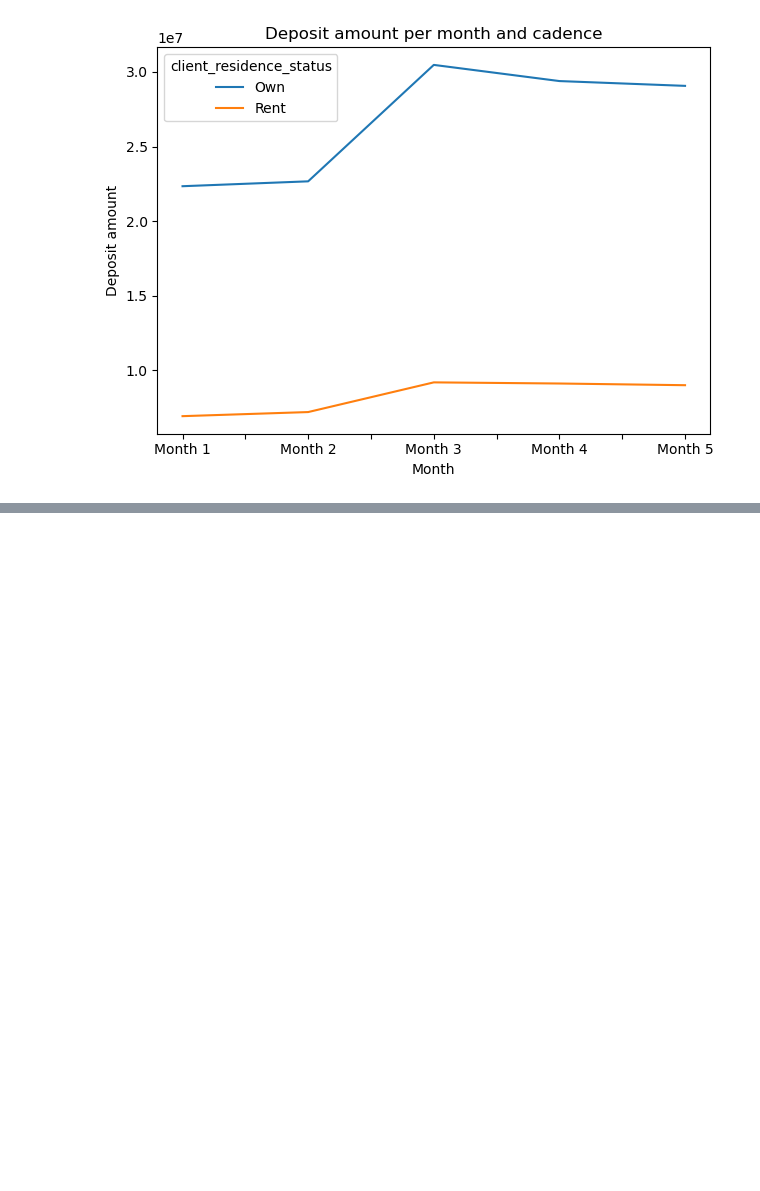
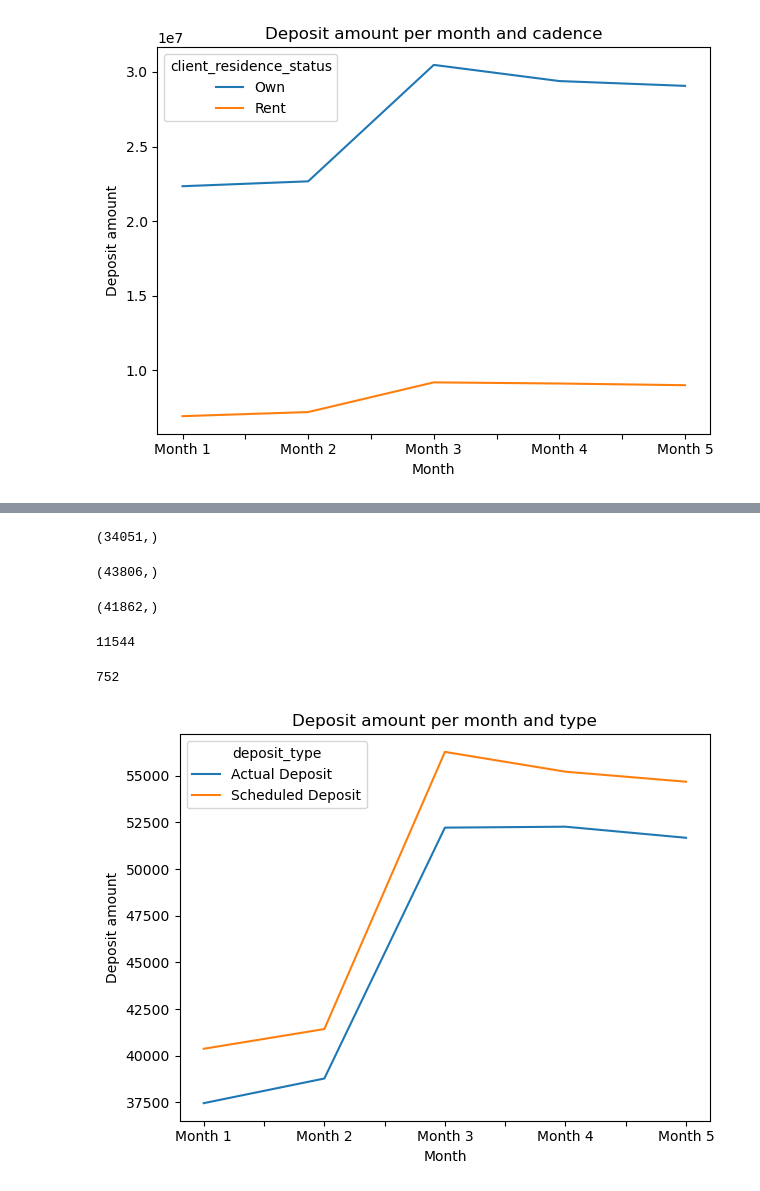
Before and after one commit to tugceturkkal/Data-Projects, a Jupyter notebook: Marketing Campaign Results.ipynb, the cells around one changed output, grey strips where cells are left out. Saved outputs shown, nothing was run; the diff lists cells and outputs as text; code cells hidden in the pictures; blank space fills up the shorter version.

Commit message:
Marketing Campaign Results

```diff
--- a/Marketing Campaign Results.ipynb
+++ b/Marketing Campaign Results.ipynb
@@ -251,0 +256,41 @@ plt.tight_layout()
+# %%
+# clients that have made any deposit in the first two months
+clients_before_campaign = data[(data["month_name"] == "Month 1")
+                           | (data["month_name"] == "Month 2")]["client_id"].unique()
+clients_before_campaign.shape
+# %% [output]
+(34051,)
+# %%
+# clients that have made any deposit in the third month
+clients_during_campaign = data[(data["month_name"] == "Month 3")]["client_id"].unique()
+clients_during_campaign.shape
+# %% [output]
+(43806,)
+# %%
+# clients that have made any deposit after the campaign
+clients_after_campaign = data[(data["month_name"] == "Month 4")
+                          | (data["month_name"] == "Month 5")]["client_id"].unique()
+clients_after_campaign.shape
+# %% [output]
+(41862,)
+# %%
+# convert arrays to sets, and find their difference
+len(set(clients_during_campaign).difference(set(clients_before_campaign)))
+# %% [output]
+11544
+# %%
+len(
+    set(clients_after_campaign).difference(set(clients_before_campaign).union(set(clients_during_campaign)))
+)
+# %% [output]
+752
+# %%
+deposit_amount_per_month_and_type = data.groupby(by = [data["deposit_type"], data["month_name"]])["deposit_type"].count()
+
+ax = deposit_amount_per_month_and_type.unstack(level=0).plot(kind='line')
+ax.set_xlabel("Month")
+ax.set_ylabel("Deposit amount")
+ax.set_title("Deposit amount per month and type")
+plt.tight_layout()
+# %% [output]
+[figure, added]
```
Also changed, not shown: parts of 2 cells of this notebook.
